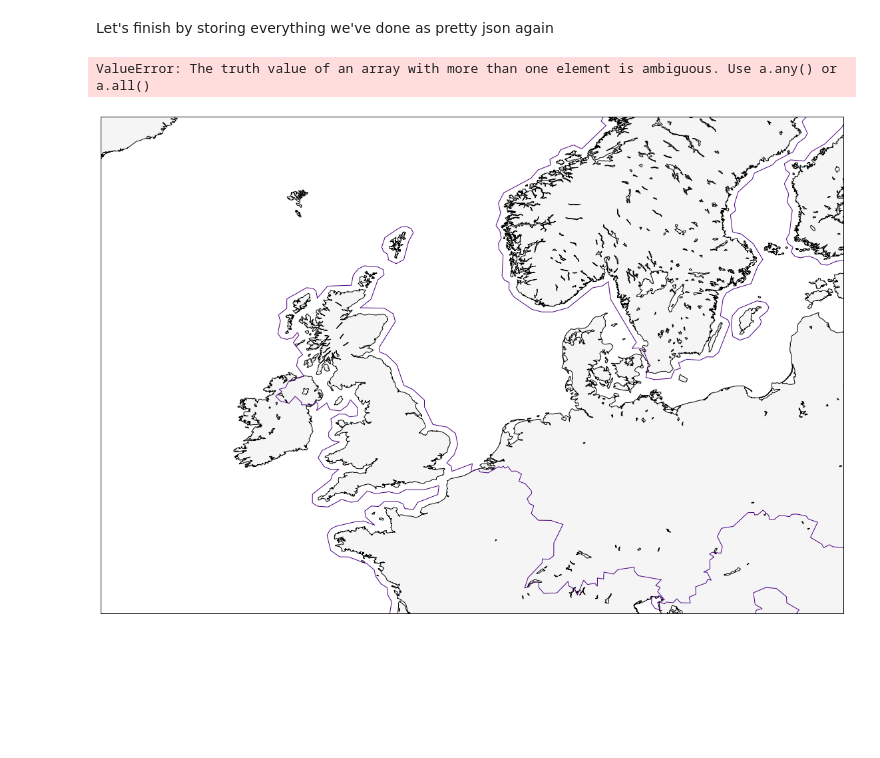
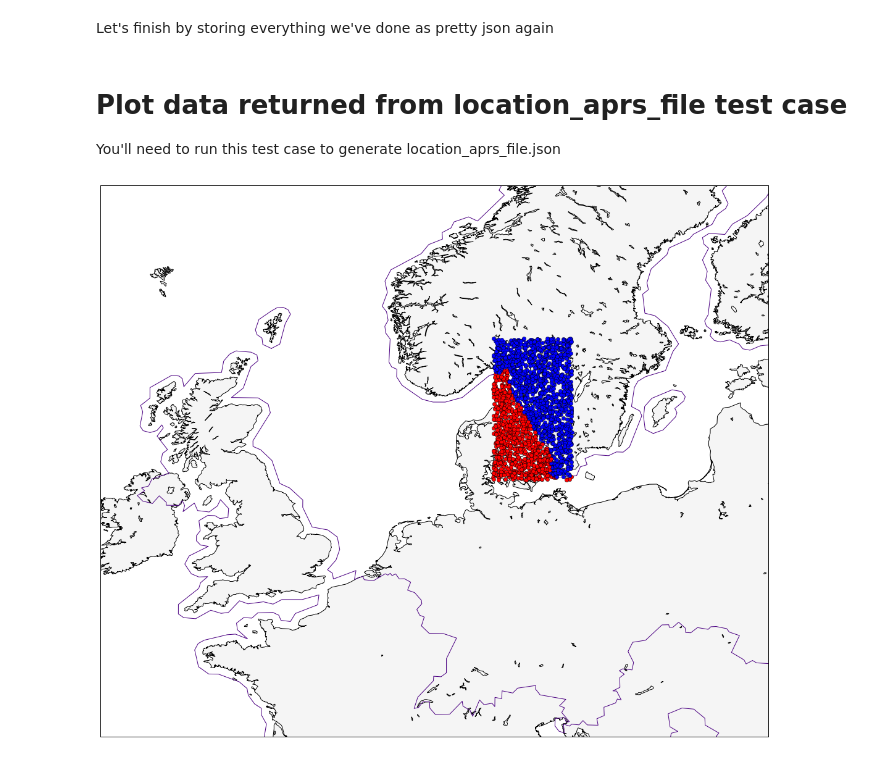
Before and after one commit to bristol-seds/pico-tracker, a Jupyter notebook: sim/geofence/geofence.ipynb, the cells around one changed output. Saved outputs shown, nothing was run; the diff lists cells and outputs as text; code cells hidden in the pictures; blank space fills up the shorter version.

Commit message:
Added a new test case that allows us to plot points processed on the ARM CM0+ back in the ipython notebook

```diff
--- a/sim/geofence/geofence.ipynb
+++ b/sim/geofence/geofence.ipynb
@@ -286,7 +286,7 @@ from numpy import *
 # %%
 def random_point(lon0=-180, lon1=180, lat0=-90, lat1=90):
     # lon, lat
-    return (lon0+((lon1-lon0)*random.rand()),lat0+((lat1-lat0)*sin(random.rand()*pi)))
+    return (lon0+((lon1-lon0)*random.rand()),lat0+((lat1-lat0)*random.rand()))
 # %%
 print random_point()
 # %% [output]
@@ -1032,24 +1032,46 @@ outfile = open('aprs_zones.json','w')
 print >>outfile, json.dumps(aprs_zones_obj, sort_keys=True, indent=2)
 
 outfile.close()
+# %% [markdown]
+# Plot data returned from location_aprs_file test case
+
+You'll need to run this test case to generate location_aprs_file.json
 # %%
-ll_lon=-18
+ll_lon=-10
 ur_lon=24
 ll_lat=45
 ur_lat=65
 
 # Draw map
 m = Basemap(projection='mill',
                 lat_0=(ll_lat+ur_lat)/2, lon_0=(ll_lon+ur_lon)/2,
                 resolution = 'i', area_thresh = 20.0,
                 llcrnrlon=ll_lon, llcrnrlat=ll_lat,
                 urcrnrlon=ur_lon, urcrnrlat=ur_lat)
 
 m.fillcontinents(color='0.96')
 m.drawcoastlines()
 
-for zone in aprs_zones_obj:
-    draw_outlines(m, zone['simple_outlines'], zone['colour'])
+zone = aprs_zones_obj[0]
+draw_outlines(m, zone['simple_outlines'], zone['colour'])
+
+# Point in poly on local machine
+
+#rpoints = [random_point(lon0=5, lon1=24, lat0=45, lat1=60) for i in range(5000)]
+#for point in rpoints:
+#    for outline in zone['simple_outlines']:
+#        if point_in_polygon(outline, point):
+#            m.plot(point[0], point[1], 'bo', latlon=True)
+
+# Point in poly on arm m0+
+import json
+json_data = open("location_aprs_file.json").read()
+data = json.loads(json_data)
+
+for item in data:
+    if item['freq'] == 0.0:
+        m.plot(item['lon'], item['lat'], 'bo', latlon=True)
+    else:
+        m.plot(item['lon'], item['lat'], 'ro', latlon=True)
 # %% [output]
-ValueError: The truth value of an array with more than one element is ambiguous. Use a.any() or a.all()
-[figure, old version]
+[figure, new version]
```
Also changed, not shown: parts of 2 cells of this notebook, 4 other files.
